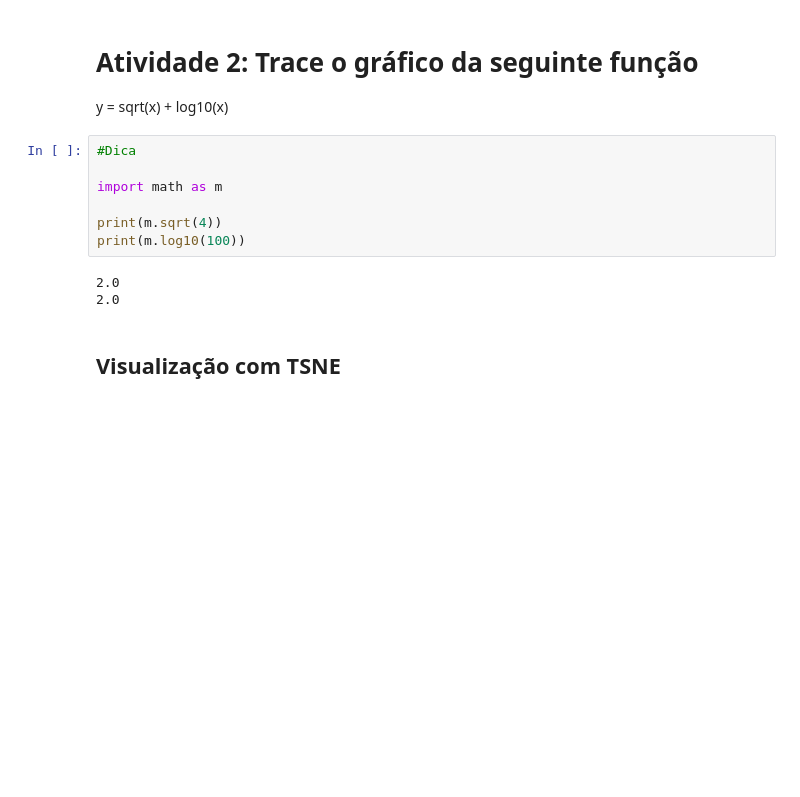
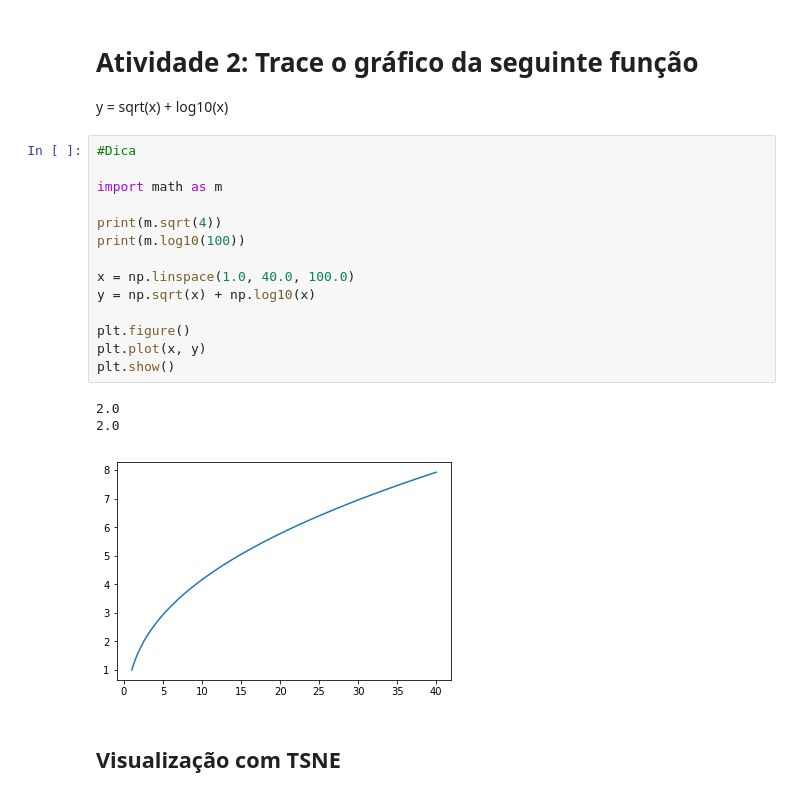
Before and after one commit to fnbalves/curso_machine_learning, a Jupyter notebook: Aprendendo python - parte 2 (numpy e matplotlib).ipynb, the cells around one changed output. Cells and saved outputs as stored; diff of their text form; blank space fills up the shorter version.

```diff
--- a/Aprendendo python - parte 2 (numpy e matplotlib).ipynb
+++ b/Aprendendo python - parte 2 (numpy e matplotlib).ipynb
@@ -394,13 +427,21 @@ y = sqrt(x) + log10(x)
 # %%
 #Dica
 
 import math as m
 
 print(m.sqrt(4))
 print(m.log10(100))
+
+x = np.linspace(1.0, 40.0, 100.0)
+y = np.sqrt(x) + np.log10(x)
+
+plt.figure()
+plt.plot(x, y)
+plt.show()
 # %% [output]
 2.0
 2.0
+[figure, added]
 # %% [markdown]
 <h2>Visualização com TSNE</h2>
 # %%
```
Also changed, not shown: parts of 11 cells of this notebook, 1 other file.
